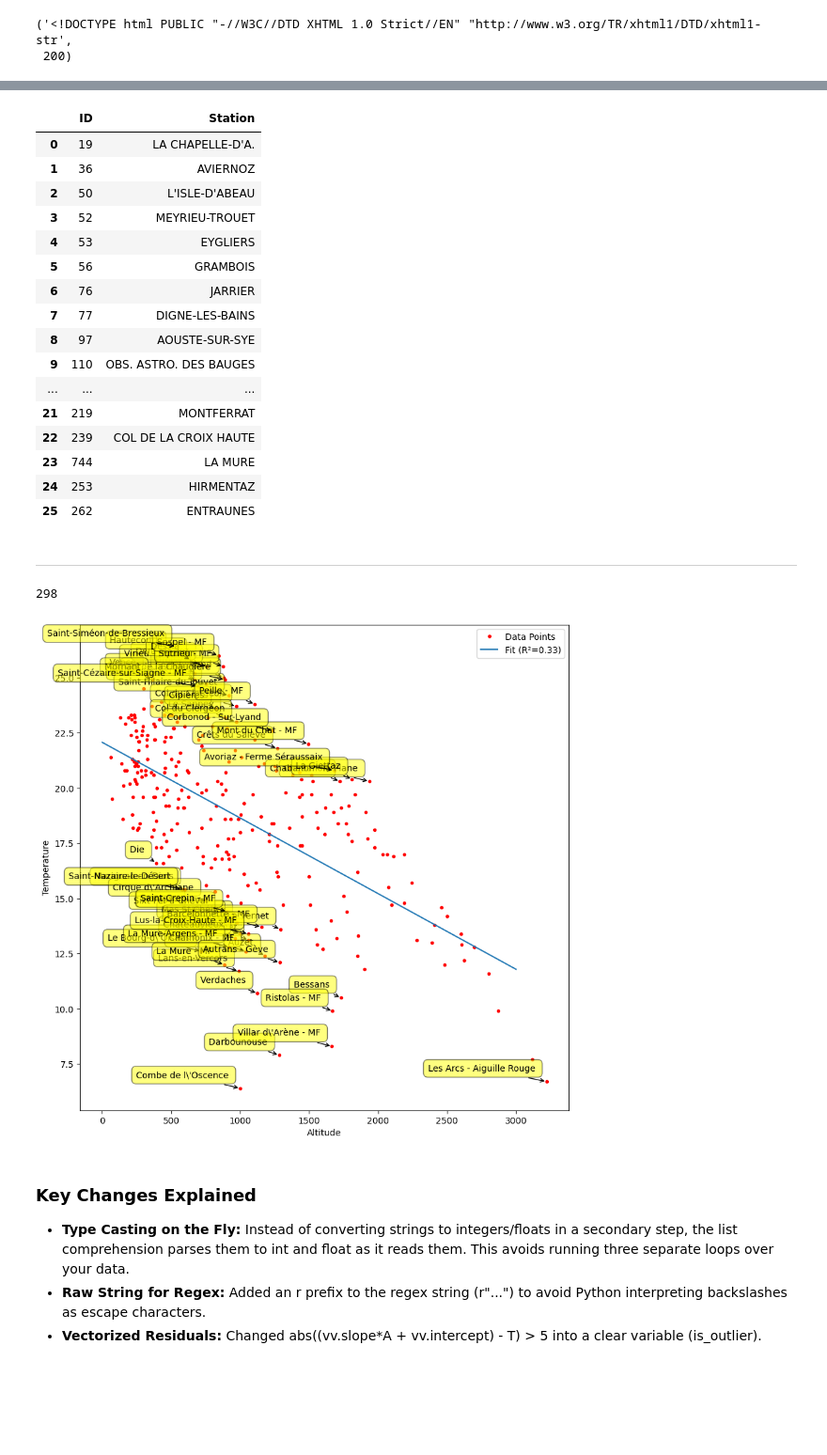
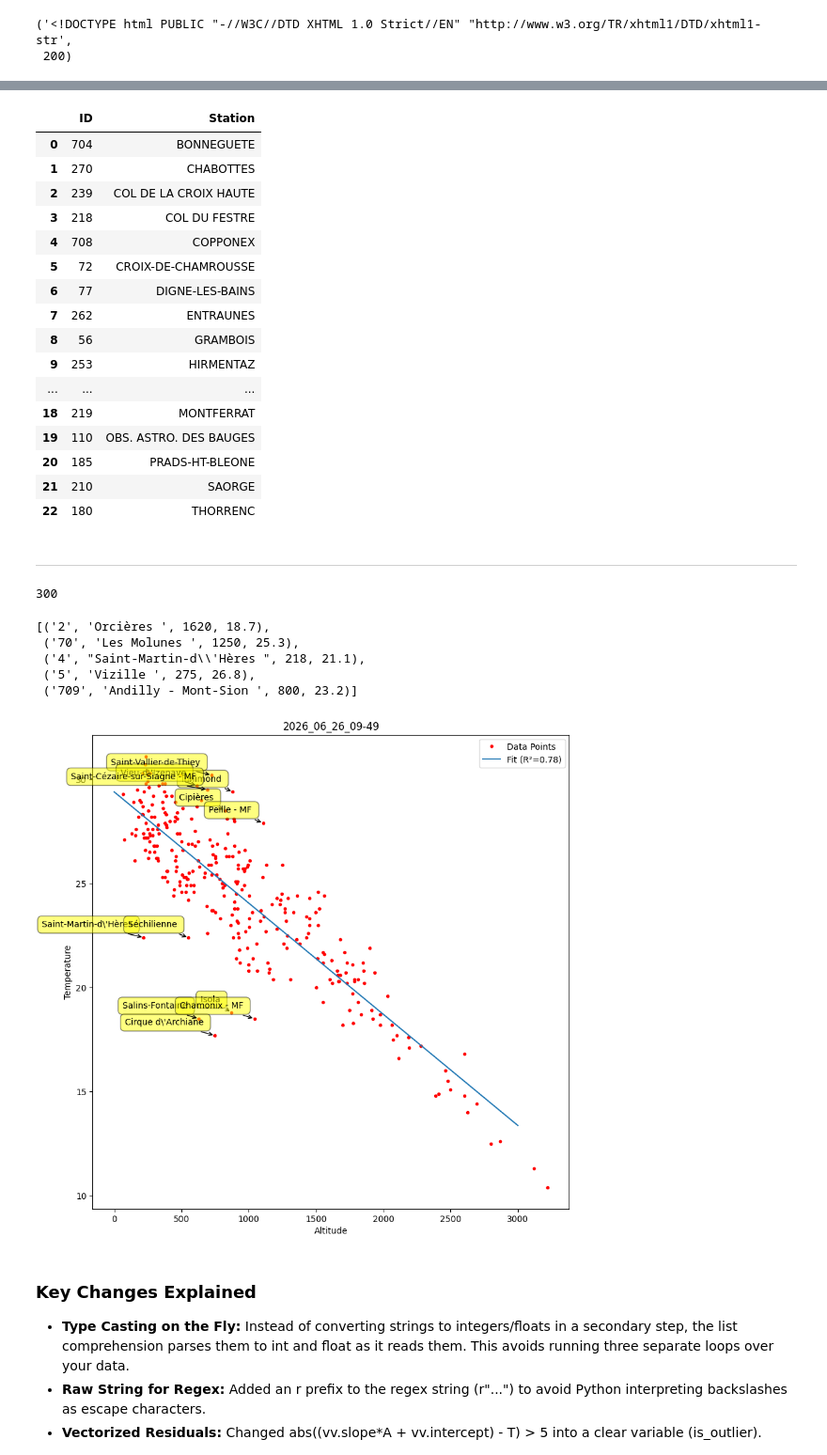
Before and after one commit to macbuse/ROMMA, a Jupyter notebook: romma_again.ipynb, the cells around one changed output, grey strips where cells are left out. Shown at 94% size. Drawn from its saved outputs; the diff is of its cells as text; code cells hidden in the pictures; blank space fills up the shorter version.

```diff
--- a/romma_again.ipynb
+++ b/romma_again.ipynb
@@ -115,9 +121,12 @@ r.text[:100], r.status_code
 # %%
 #greedy capture doesn't work
 #px = re.compile('overlib\(([^C]*)CAPTION,\s*([^)]*)',re.DOTALL)
+#px = re.compile('overlib\((.*?)CAPTION,(.*?)\);',re.DOTALL)
 # changed 23/6/26
-py = re.compile('<div class=alt\d+.*?>.*?id=(\d+).*?overlib\((.*?)CAPTION,(.*?)\);',re.DOTALL)
-#px = re.compile('overlib\((.*?)CAPTION,(.*?)\);',re.DOTALL)
+py = re.compile('<div class=alt\d+.*?>.*?id=(\d+)'
+                '.*?overlib\((.*?)CAPTION,(.*?)\);',
+                re.DOTALL)
+
 tt = re.compile("class=\\\\'blanc\\\\'>(.*?)</td")
 
 stations = []
@@ -127,5 +136,5 @@ for ss in py.findall(r.text):
 
 stations_txt = '\n'.join(stations)
 
-print(stations_txt)
+print(stations_txt[:1000])
 # %% [output]
@@ -174,29 +178,30 @@ not_threes = [int(element) for element, count in counts.items() if count != 3]
 
 
 id2name = dict(zip(station_ids,station_names))
-dd = [ (_,id2name[_]) for _ in not_threes if _ in id2name]
+dd = [ (_, id2name[_]) for _ in not_threes if _ in id2name]
 
 df= pd.DataFrame(dd,
                   columns=['ID', 'Station', ])
-df
+df_sorted = df.sort_values(by='Station', ascending=True).reset_index(drop=True)
+df_sorted
 # %% [output]
 |  | ID | Station |
-| 0 | 19 | LA CHAPELLE-D'A. |
-| 1 | 36 | AVIERNOZ |
-| 2 | 50 | L'ISLE-D'ABEAU |
-| 3 | 52 | MEYRIEU-TROUET |
-| 4 | 53 | EYGLIERS |
-| 5 | 56 | GRAMBOIS |
-| 6 | 76 | JARRIER |
-| 7 | 77 | DIGNE-LES-BAINS |
-| 8 | 97 | AOUSTE-SUR-SYE |
-| 9 | 110 | OBS. ASTRO. DES BAUGES |
+| 0 | 704 | BONNEGUETE |
+| 1 | 270 | CHABOTTES |
+| 2 | 239 | COL DE LA CROIX HAUTE |
+| 3 | 218 | COL DU FESTRE |
+| 4 | 708 | COPPONEX |
+| 5 | 72 | CROIX-DE-CHAMROUSSE |
+| 6 | 77 | DIGNE-LES-BAINS |
+| 7 | 262 | ENTRAUNES |
+| 8 | 56 | GRAMBOIS |
+| 9 | 253 | HIRMENTAZ |
 | ... | ... | ... |
-| 21 | 219 | MONTFERRAT |
-| 22 | 239 | COL DE LA CROIX HAUTE |
-| 23 | 744 | LA MURE |
-| 24 | 253 | HIRMENTAZ |
-| 25 | 262 | ENTRAUNES |
+| 18 | 219 | MONTFERRAT |
+| 19 | 110 | OBS. ASTRO. DES BAUGES |
+| 20 | 185 | PRADS-HT-BLEONE |
+| 21 | 210 | SAORGE |
+| 22 | 180 | THORRENC |
 # %% [markdown]
 ---
 # %%
@@ -209,12 +214,20 @@ data = nps.findall(stations_txt)
 valid_pairs = [
     (id, name, int(alt), float(temp))
     for id, name, alt, temp in data
-    if int(id) not in not_threes
+    if int(id) not in not_threes and '--' not in temp
 ]
 
 len(valid_pairs)
 # %% [output]
-298
+300
+# %%
+valid_pairs[:5]
+# %% [output]
+[('2', 'Orcières ', 1620, 18.7),
+ ('70', 'Les Molunes ', 1250, 25.3),
+ ('4', "Saint-Martin-d\\'Hères ", 218, 21.1),
+ ('5', 'Vizille ', 275, 26.8),
+ ('709', 'Andilly - Mont-Sion ', 800, 23.2)]
 # %%
 # 1. Parse and Filter Data
 # Regular expression to extract station name, altitude, and temperature
@@ -224,7 +237,8 @@ nps = re.compile(r"(\d+)\s+'(.*?)\((\d+).*?>(.*?)<")
 valid_pairs = [
     (name, int(alt), float(temp))
     for id, name, alt, temp in data
-    if int(id) not in not_threes
+    # int() barfs if u feed it '--'
+    if int(id) not in not_threes and '--' not in temp
 ]
 
 
@@ -240,7 +254,7 @@ slope, intercept, r_value, p_value, std_err = stats.linregress(A, T)
 # Calculate absolute residuals using vectorized operations
 expected_T = slope * A + intercept
 residuals = expected_T - T
-is_outlier = np.abs(residuals) > 4
+is_outlier = np.abs(residuals) > 3.5
 outlier_A = A[is_outlier]
 outlier_T = T[is_outlier]
 
@@ -253,34 +267,35 @@ fig, ax = plt.subplots(figsize=(10, 10))
 # Plot data points and the regression line
 ax.plot(A, T, 'r.', label='Data Points')
 X_line = np.array([0, 3000])
 ax.plot(X_line, slope * X_line + intercept,
           label=f'Fit (R²={r_value**2:.2f})')
 
 # Annotate outliers
 bbox_style = dict(boxstyle='round,pad=0.5', fc='yellow', alpha=0.5)
 arrow_style = dict(arrowstyle='->', connectionstyle='arc3,rad=0')
 
 for label, x, y in zip(outlier_names, outlier_A, outlier_T):
     ax.annotate(
         label,
         xy=(x, y),
         xytext=(-10, 10),
         textcoords='offset points',
         ha='right',
         va='bottom',
         bbox=bbox_style,
         arrowprops=arrow_style
     )
 
 # Formatting and Saving
+plt.title(time_str)
 ax.set_xlabel('Altitude')
 ax.set_ylabel('Temperature')
 ax.legend()
 
 plt.savefig(fn + '.png', bbox_inches='tight')
 plt.show()
 # %% [output]
-[figure, old version]
+[figure, new version]
 # %% [markdown]
 ### Key Changes Explained
 
```
Also changed, not shown: parts of 8 cells of this notebook, 29 other files.
